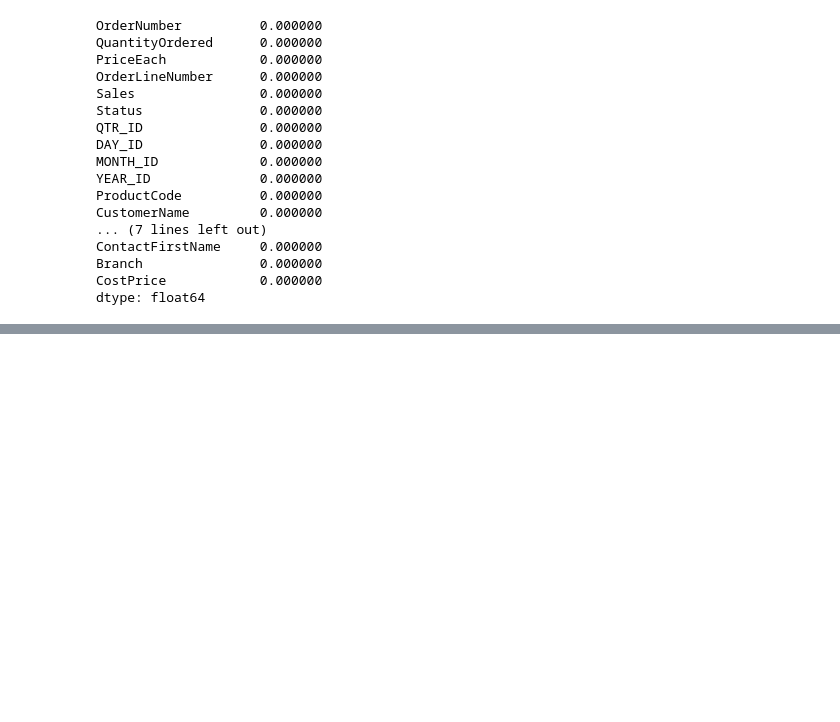
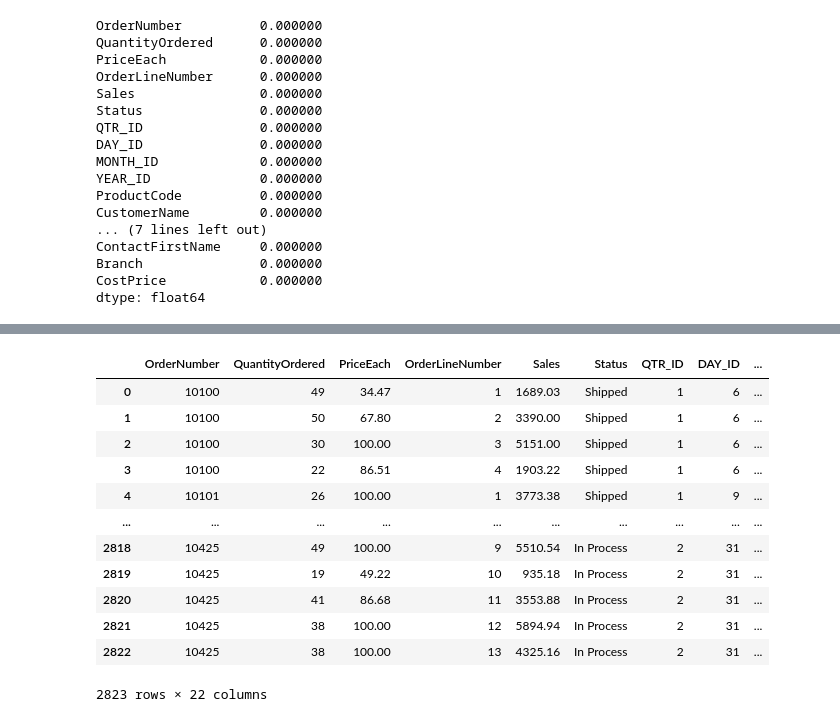
Before and after one commit to OjuokOchi/TOY-SALES-ANALYTICS, a Jupyter notebook: index.ipynb, the cells around one changed output, grey strips where cells are left out. Saved outputs shown, nothing was run; the diff lists cells and outputs as text; code cells hidden in the pictures; blank space fills up the shorter version.

```diff
--- a/index.ipynb
+++ b/index.ipynb
@@ -93,0 +174,4 @@ dtype: float64
+# %%
+#Filling rows where territory is missing and country is Canada with NA(North America)
+main_data.loc[(main_data['Territory'].isnull()) & (main_data['Country'] == 'Canada'), 'Territory'] = 'NA'
+main_data.loc[main_data['Country'] == 'Canada'].head(10)
@@ -93,0 +241,3 @@ dtype: float64
+# %%
+#will fill missing values with 0
+main_data['PostalCode'] = main_data['PostalCode'].fillna(0)
@@ -93,0 +264,16 @@ dtype: float64
+# %%
+main_data
+# %% [output]
+|  | OrderNumber | QuantityOrdered | PriceEach | OrderLineNumber | Sales | Status | QTR_ID | DAY_ID | ... |
+| 0 | 10100 | 49 | 34.47 | 1 | 1689.03 | Shipped | 1 | 6 | ... |
+| 1 | 10100 | 50 | 67.80 | 2 | 3390.00 | Shipped | 1 | 6 | ... |
+| 2 | 10100 | 30 | 100.00 | 3 | 5151.00 | Shipped | 1 | 6 | ... |
+| 3 | 10100 | 22 | 86.51 | 4 | 1903.22 | Shipped | 1 | 6 | ... |
+| 4 | 10101 | 26 | 100.00 | 1 | 3773.38 | Shipped | 1 | 9 | ... |
+| ... | ... | ... | ... | ... | ... | ... | ... | ... | ... |
+| 2818 | 10425 | 49 | 100.00 | 9 | 5510.54 | In Process | 2 | 31 | ... |
+| 2819 | 10425 | 19 | 49.22 | 10 | 935.18 | In Process | 2 | 31 | ... |
+| 2820 | 10425 | 41 | 86.68 | 11 | 3553.88 | In Process | 2 | 31 | ... |
+| 2821 | 10425 | 38 | 100.00 | 12 | 5894.94 | In Process | 2 | 31 | ... |
+| 2822 | 10425 | 38 | 100.00 | 13 | 4325.16 | In Process | 2 | 31 | ... |
+2823 rows × 22 columns
```
Also changed, not shown: parts of 17 cells of this notebook.
